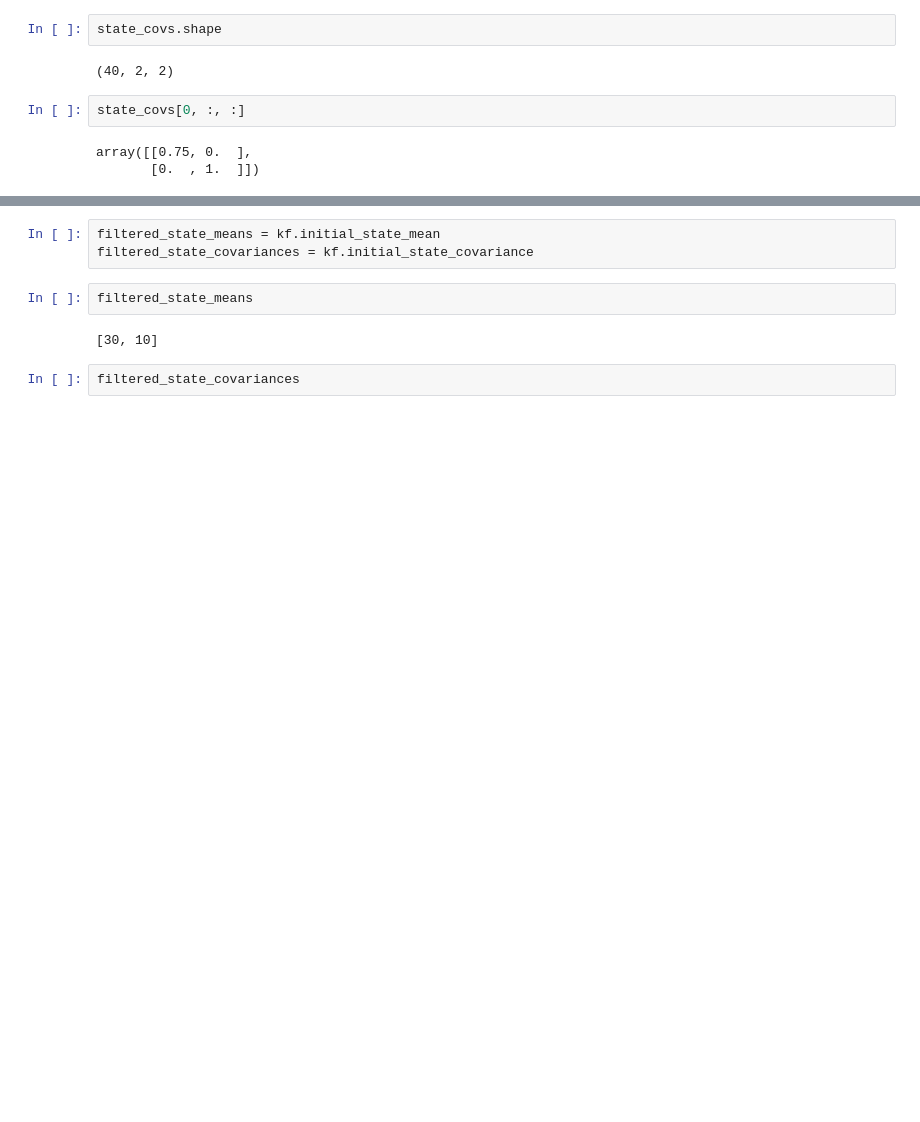
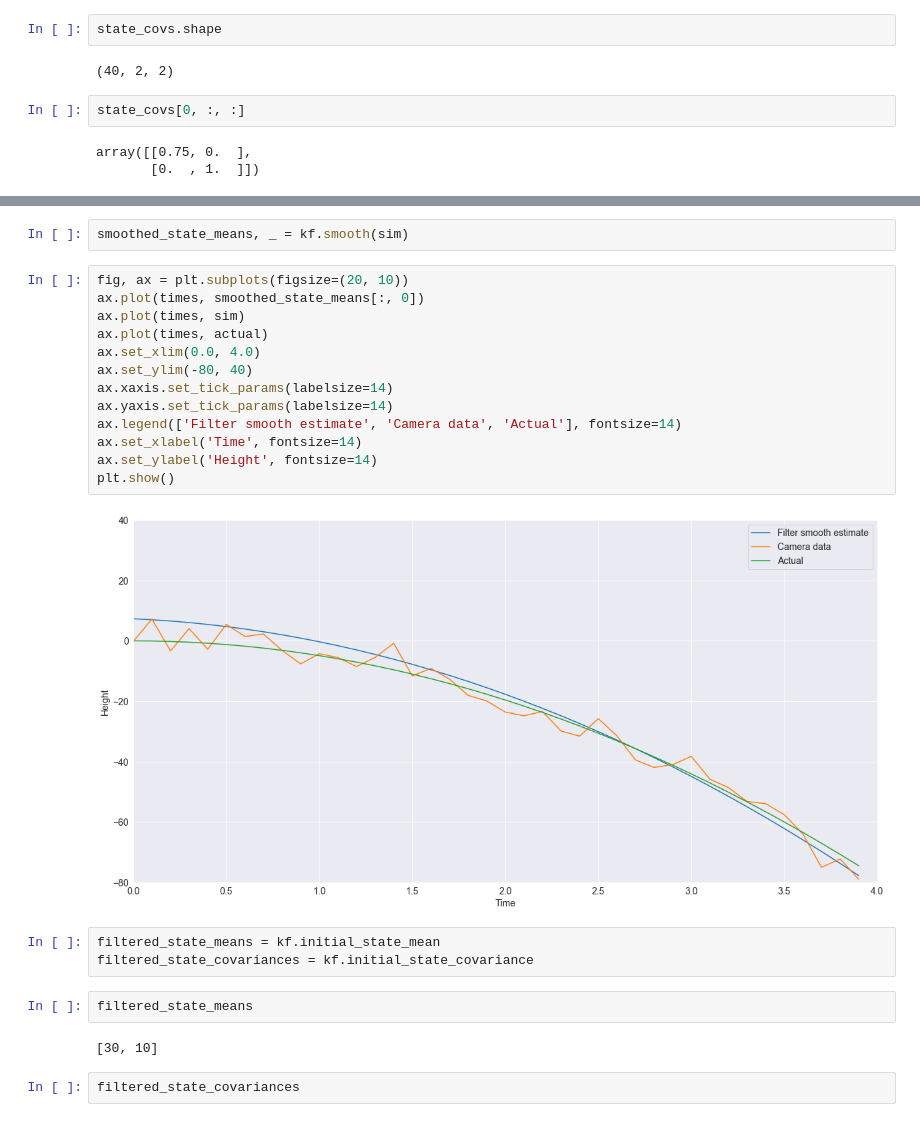
Before and after one commit to DataNoob0723/pykalman, a Jupyter notebook: Practice.ipynb, the cells around one changed output, grey strips where cells are left out. Drawn from its saved outputs; the diff is of its cells as text; blank space fills up the shorter version.

```diff
--- a/Practice.ipynb
+++ b/Practice.ipynb
@@ -74,3 +74,20 @@ plt.show()
+# %%
+smoothed_state_means, _ = kf.smooth(sim)
+# %%
+fig, ax = plt.subplots(figsize=(20, 10))
+ax.plot(times, smoothed_state_means[:, 0])
+ax.plot(times, sim)
+ax.plot(times, actual)
+ax.set_xlim(0.0, 4.0)
+ax.set_ylim(-80, 40)
+ax.xaxis.set_tick_params(labelsize=14)
+ax.yaxis.set_tick_params(labelsize=14)
+ax.legend(['Filter smooth estimate', 'Camera data', 'Actual'], fontsize=14)
+ax.set_xlabel('Time', fontsize=14)
+ax.set_ylabel('Height', fontsize=14)
+plt.show()
+# %% [output]
+[figure, added]
 # %%
 filtered_state_means = kf.initial_state_mean
 filtered_state_covariances = kf.initial_state_covariance
```
Also changed, not shown: parts of 6 cells of this notebook.
